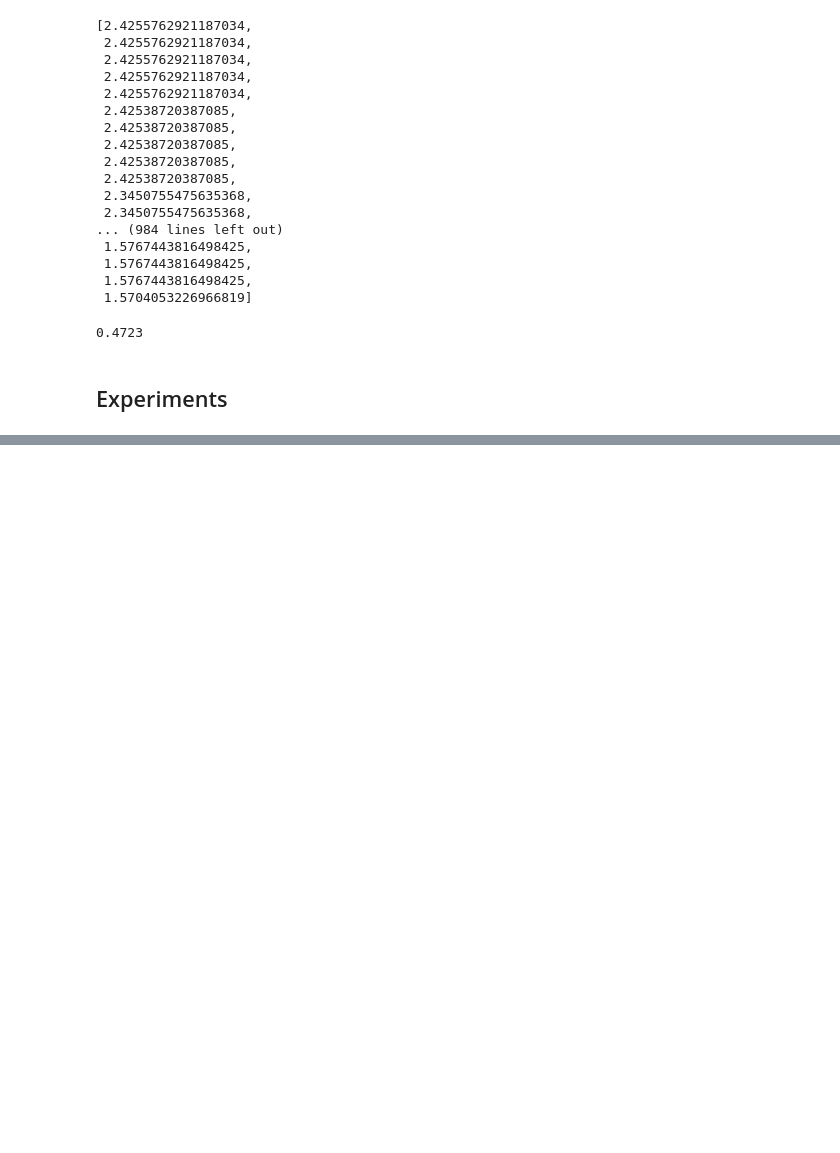
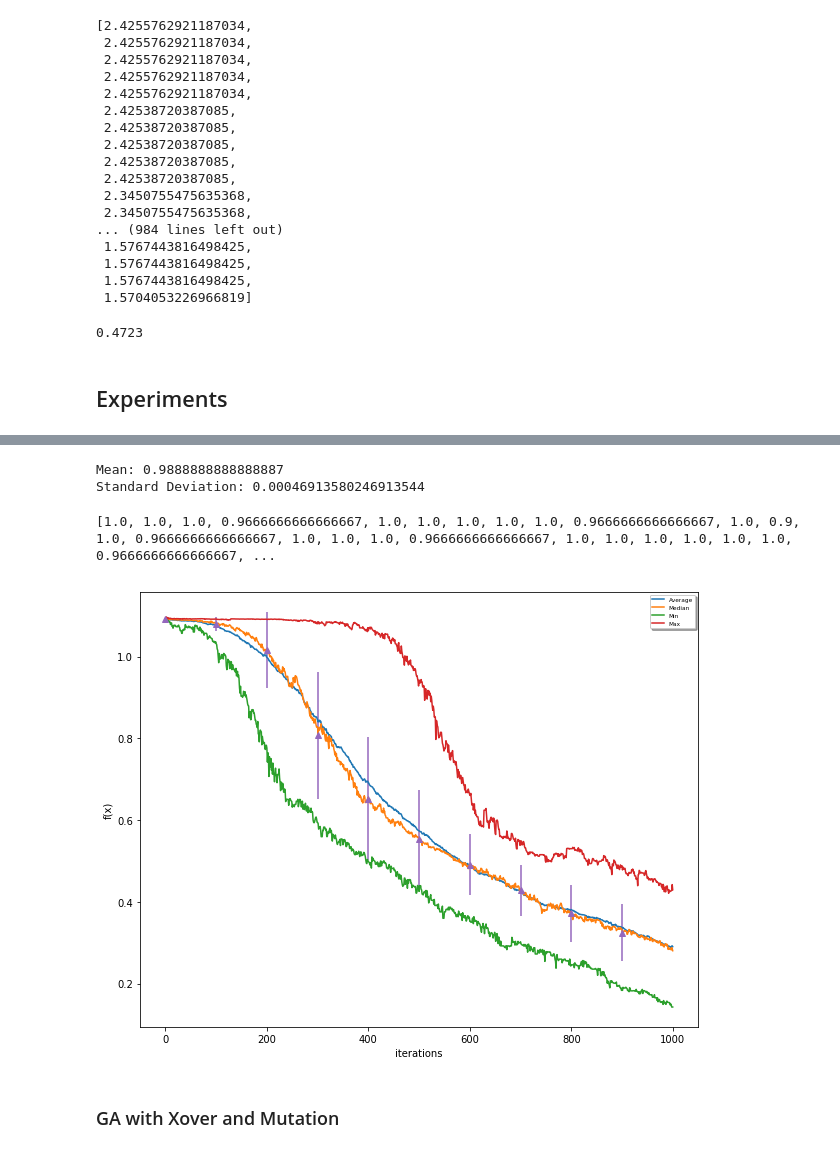
Before and after one commit to ofnanezn/Evolutionary-Computation, a Jupyter notebook: Final-Project/Neuro_Evolution.ipynb, the cells around one changed output, grey strips where cells are left out. Saved outputs shown, nothing was run; the diff lists cells and outputs as text; code cells hidden in the pictures; blank space fills up the shorter version.

```diff
--- a/Final-Project/Neuro_Evolution.ipynb
+++ b/Final-Project/Neuro_Evolution.ipynb
@@ -430,0 +435,2 @@ scores_hill_climbing
+# %%
+best = min(P, key=lambda x: x.fitness)
@@ -430,0 +459,39 @@ scores_hill_climbing
+# %%
+def ga_experiments(X_train, y_train, X_test, y_test, num_experiments):
+    scores = []
+    total_history = []
+    for i in range(num_experiments):
+
+        best, history_loss = ga.genetic_algorithm_iter(1000, X_train, Y_train, 40,
+                                                       NN.hidden_layers, NN.activation_functions)
+        parameters = {'W': best.W, 'b': best.b}
+        score = NN.evaluateModel(X_test, Y_test, parameters)
+        scores.append(score)
+        total_history.append(history_loss)
+    return scores, np.array(total_history)
+# %%
+def standarDeviation(x):
+    return np.sqrt(np.sum((x-np.median(x))**2)/len(x))
+
+def getErrorPlot(data, num_steps=100):
+    x = list(range(0, data.shape[1], num_steps))
+    y = np.empty(0)
+    std = np.empty(0)
+    for j in range(0, data.shape[1], num_steps):
+        xj = data[:, j]
+        y = np.append(y, np.median(xj))
+        std = np.append(std, standarDeviation(xj))
+    return x, y, std
+
+def plotGraphs(graph):
+    plt.plot(list(range(1,1001)), np.average(graph, axis=0), label='Average')
+    plt.plot(list(range(1,1001)), np.median(graph, axis=0), label='Median')
+    plt.plot(list(range(1,1001)), np.min(graph, axis=0), label='Min')
+    plt.plot(list(range(1,1001)), np.max(graph, axis=0), label='Max')
+    x, y, z = getErrorPlot(graph)
+    plt.errorbar(x, y, z, marker='^', ls='None')
+    plt.legend(loc='upper right', shadow=True, fontsize = "xx-small")
+    plt.xlabel('iterations')
+    plt.ylabel('f(x)')
+# %%
+scores_ga, history = ga_experiments(X_train, Y_train, X_test, Y_test, 30)
@@ -430,0 +502,17 @@ scores_hill_climbing
+# %%
+print("Mean:", mean_GA)
+print("Standard Deviation:", std_dev_GA)
+# %% [output]
+Mean: 0.9888888888888887
+Standard Deviation: 0.00046913580246913544
+# %%
+print(scores_ga)
+# %% [output]
+[1.0, 1.0, 1.0, 0.9666666666666667, 1.0, 1.0, 1.0, 1.0, 1.0, 0.9666666666666667, 1.0, 0.9, 1.0, 0.9666666666666667, 1.0, 1.0, 1.0, 0.9666666666666667, 1.0, 1.0, 1.0, 1.0, 1.0, 1.0, 0.9666666666666667, ...
+# %%
+plt.figure(figsize=(10,8))
+plotGraphs(history)
+# %% [output]
+[figure, added]
+# %% [markdown]
+### GA with Xover and Mutation
```
Also changed, not shown: parts of 57 cells of this notebook, 17 other files.
